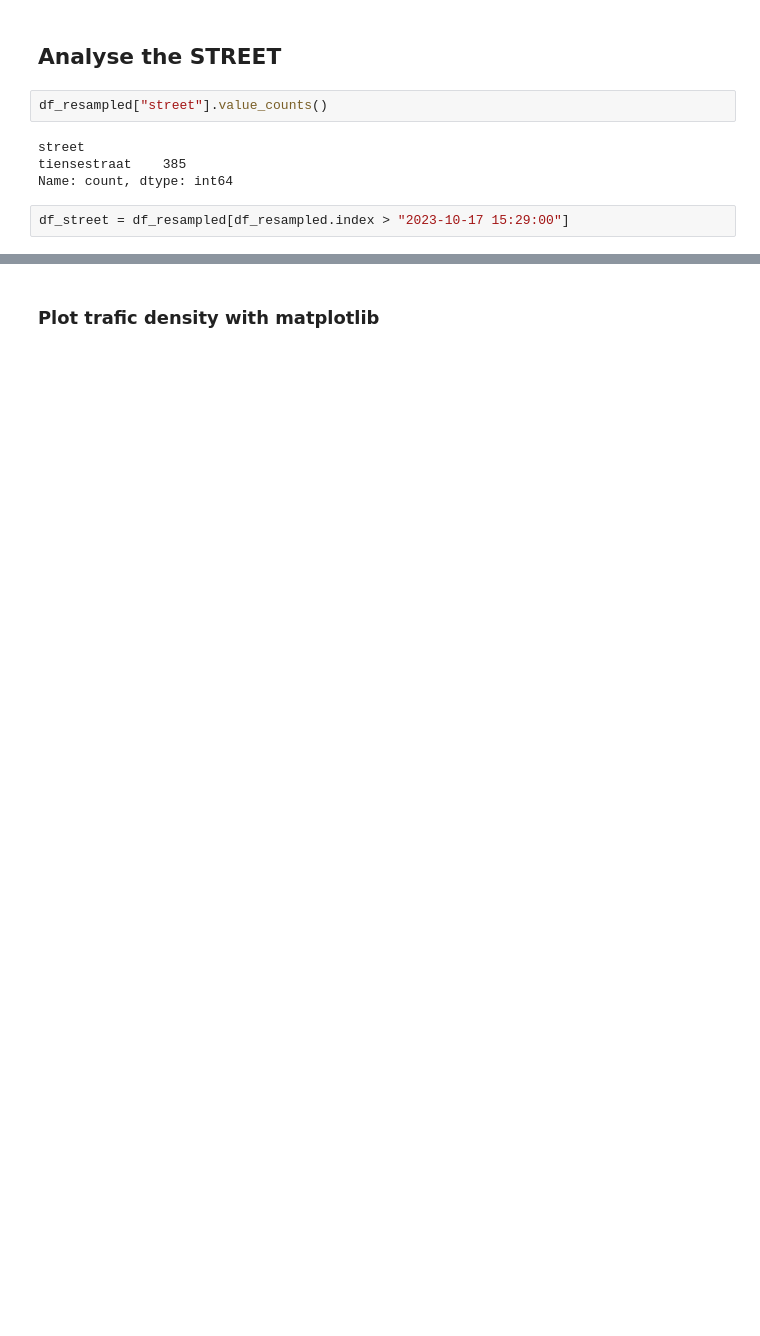
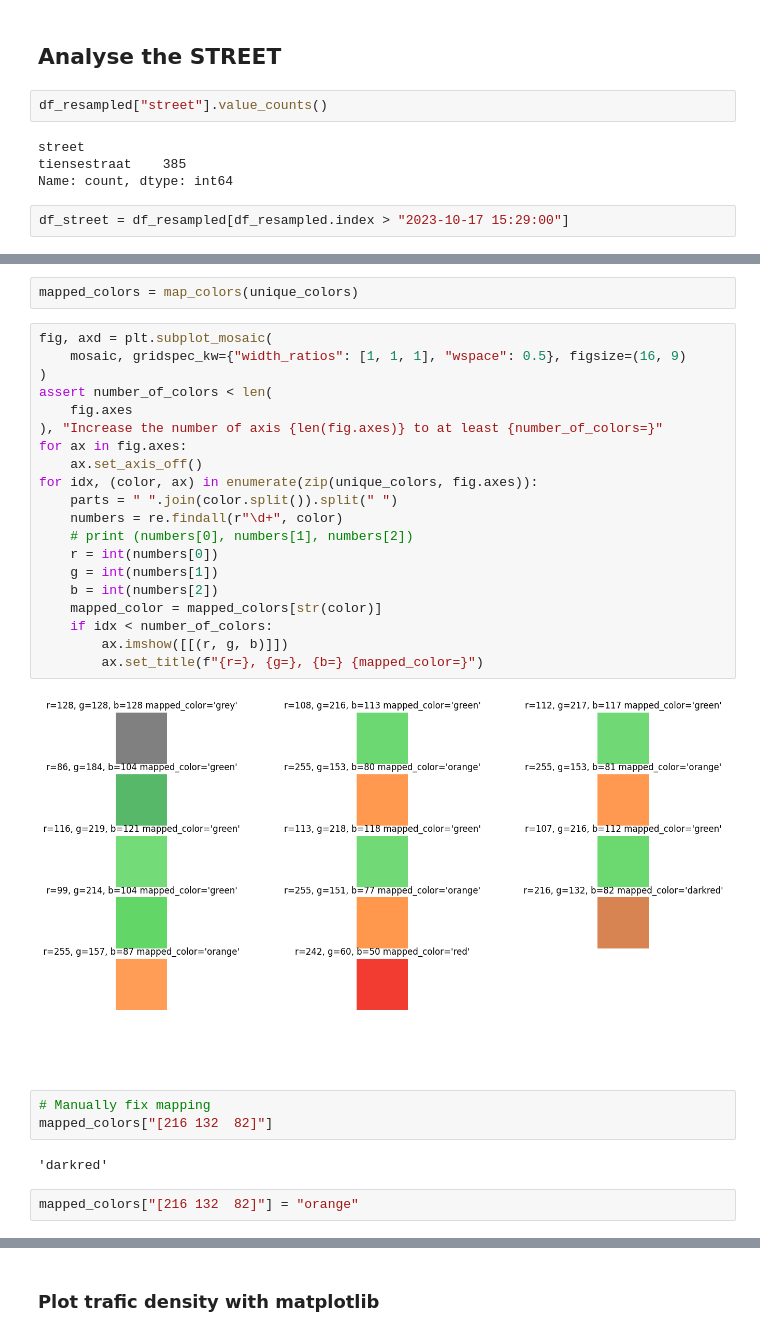
Before and after one commit to cast42/filedrukte_tiensepoort, a Jupyter notebook: get_traffic_info_from_screenshot.ipynb, the cells around one changed output, grey strips where cells are left out. Cells and saved outputs as stored; diff of their text form; blank space fills up the shorter version.

```diff
--- a/get_traffic_info_from_screenshot.ipynb
+++ b/get_traffic_info_from_screenshot.ipynb
@@ -313,0 +317,31 @@ All unique colors:
+# %%
+mapped_colors = map_colors(unique_colors)
+# %%
+fig, axd = plt.subplot_mosaic(
+    mosaic, gridspec_kw={"width_ratios": [1, 1, 1], "wspace": 0.5}, figsize=(16, 9)
+)
+assert number_of_colors < len(
+    fig.axes
+), "Increase the number of axis {len(fig.axes)} to at least {number_of_colors=}"
+for ax in fig.axes:
+    ax.set_axis_off()
+for idx, (color, ax) in enumerate(zip(unique_colors, fig.axes)):
+    parts = " ".join(color.split()).split(" ")
+    numbers = re.findall(r"\d+", color)
+    # print (numbers[0], numbers[1], numbers[2])
+    r = int(numbers[0])
+    g = int(numbers[1])
+    b = int(numbers[2])
+    mapped_color = mapped_colors[str(color)]
+    if idx < number_of_colors:
+        ax.imshow([[(r, g, b)]])
+        ax.set_title(f"{r=}, {g=}, {b=} {mapped_color=}")
+# %% [output]
+[figure, added]
+# %%
+# Manually fix mapping
+mapped_colors["[216 132  82]"]
+# %% [output]
+'darkred'
+# %%
+mapped_colors["[216 132  82]"] = "orange"
```
Also changed, not shown: parts of 33 cells of this notebook, 2 other files.
